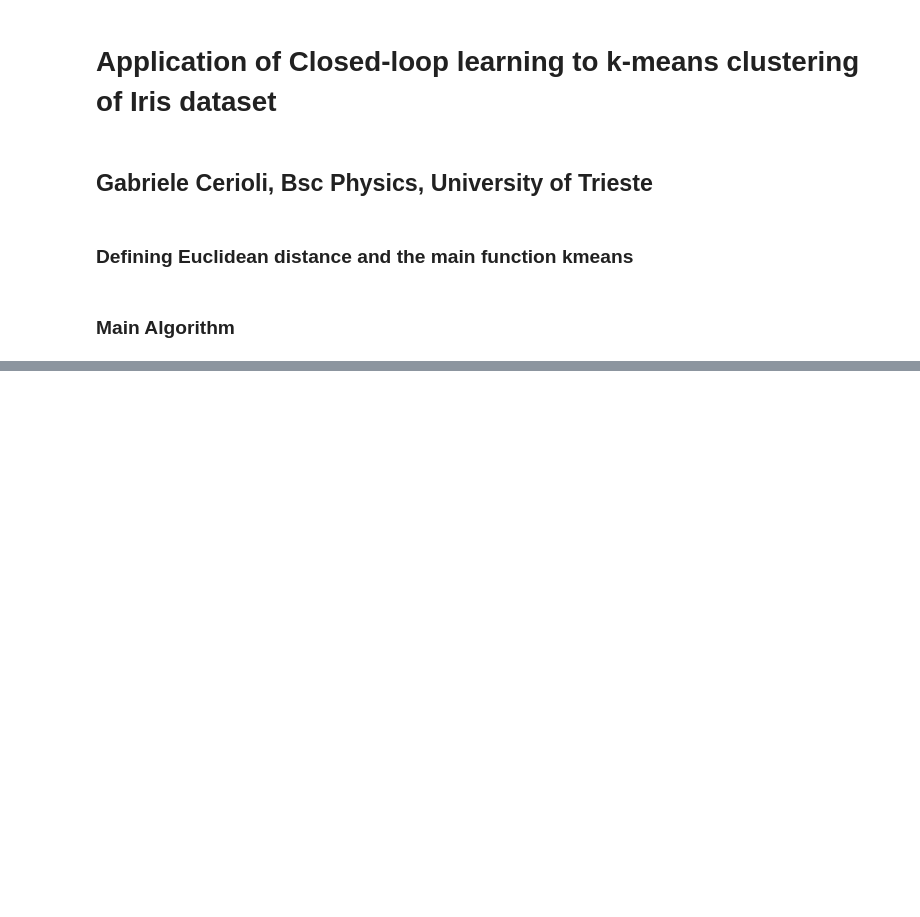
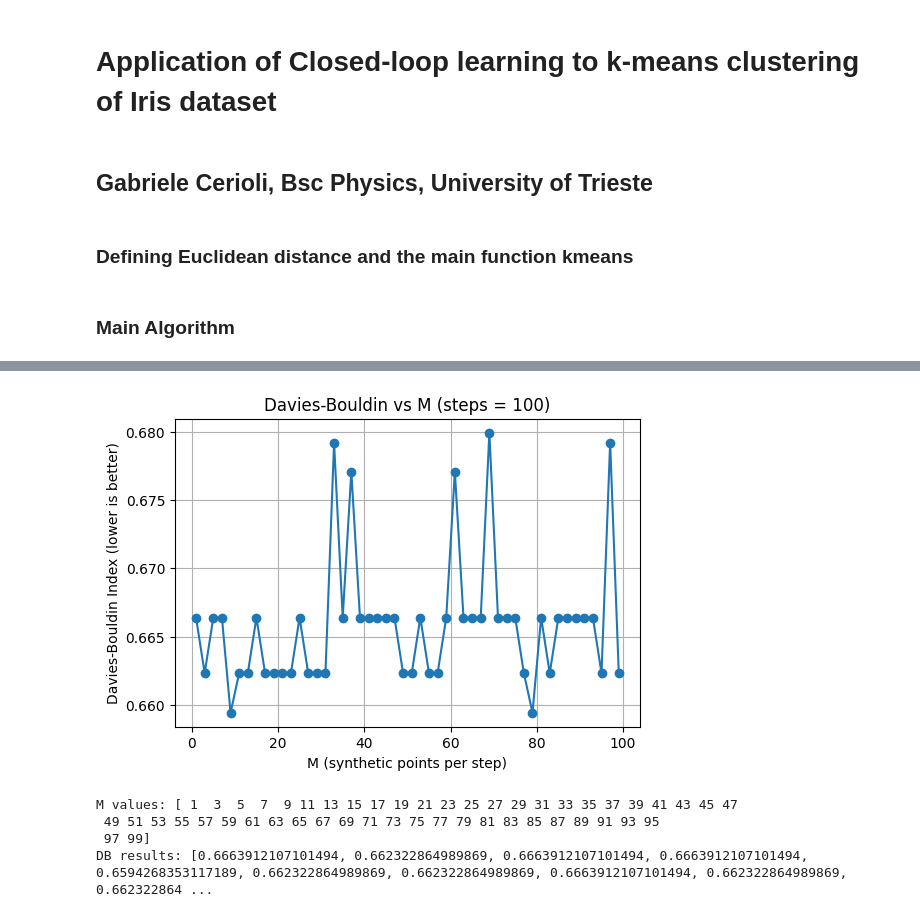
Before and after one commit to gabrielecerioli/Clustering_algorithms, a Jupyter notebook: Closed_loop_learning/Closed_loop_learning_Clustering.ipynb, the cells around one changed output, grey strips where cells are left out. Cells and saved outputs as stored; diff of their text form; code cells hidden in the pictures; blank space fills up the shorter version.

```diff
--- a/Closed_loop_learning/Closed_loop_learning_Clustering.ipynb
+++ b/Closed_loop_learning/Closed_loop_learning_Clustering.ipynb
@@ -209,0 +267,32 @@ print(assign_clusters_gaussian(data_matrix,means,variances))
+# %%
+# Compute Davies-Bouldin index vs M (synthetic points per step)
+db_results = []
+for M_try in M_values:
+    new_data = data_matrix.copy()
+    for t in range(steps):
+        kmeans = KMeans(n_clusters=3, init='k-means++', random_state=42)
+        cluster_assigns = kmeans.fit_predict(new_data)
+        new_data = update_dataset(new_data, cluster_assigns, int(M_try), 3, random_state=42 + t)
+    # final clustering and DB on the original samples
+    kmeans = KMeans(n_clusters=3, init='k-means++', random_state=42)
+    final_assigns = kmeans.fit_predict(new_data)
+    labels_orig = final_assigns[:data_matrix.shape[0]]
+    db = davies_bouldin_score(data_matrix, labels_orig)
+    db_results.append(db)
+
+plt.figure(figsize=(6,4))
+plt.plot(M_values, db_results, marker='o')
+plt.xlabel('M (synthetic points per step)')
+plt.ylabel('Davies-Bouldin Index (lower is better)')
+plt.title(f'Davies-Bouldin vs M (steps = {steps})')
+plt.grid(True)
+plt.show()
+
+print("M values:", M_values)
+print("DB results:", db_results)
+# %% [output]
+[figure, added]
+M values: [ 1  3  5  7  9 11 13 15 17 19 21 23 25 27 29 31 33 35 37 39 41 43 45 47
+ 49 51 53 55 57 59 61 63 65 67 69 71 73 75 77 79 81 83 85 87 89 91 93 95
+ 97 99]
+DB results: [0.6663912107101494, 0.662322864989869, 0.6663912107101494, 0.6663912107101494, 0.6594268353117189, 0.662322864989869, 0.662322864989869, 0.6663912107101494, 0.662322864989869, 0.662322864 ...
```
Also changed, not shown: parts of 5 cells of this notebook.
